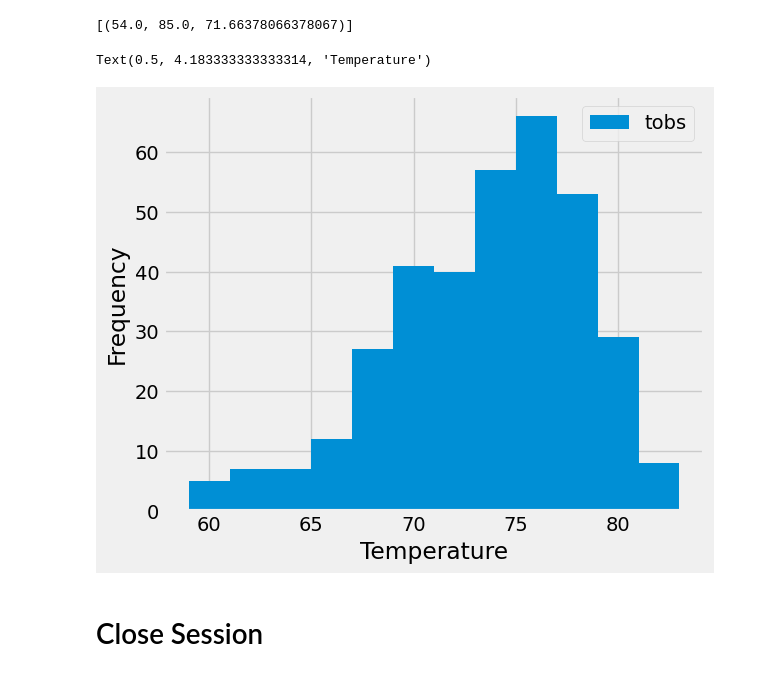
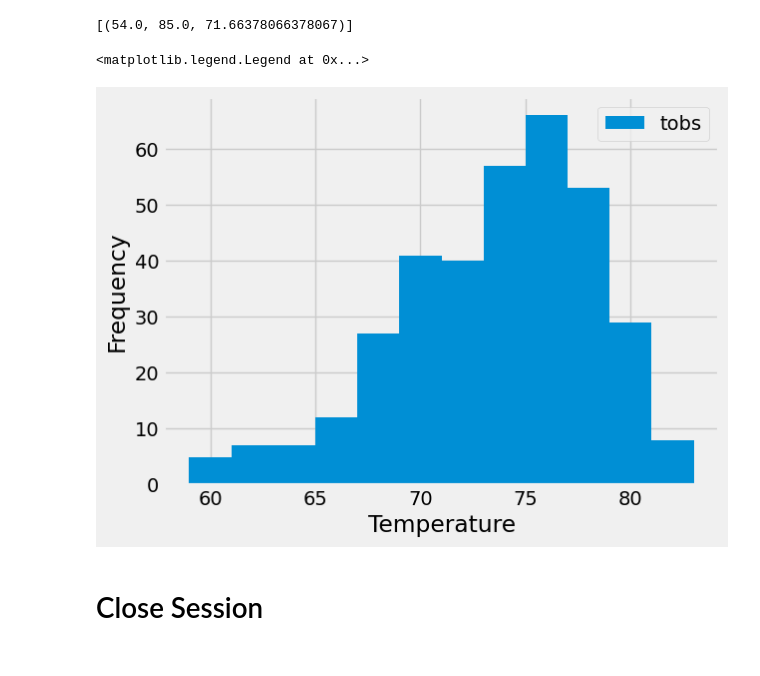
Before and after one commit to melissaa06/sqlalchemy-challenge, a Jupyter notebook: climate_starter.ipynb, the cells around one changed output. Saved outputs shown, nothing was run; the diff lists cells and outputs as text; code cells hidden in the pictures.

```diff
--- a/climate_starter.ipynb
+++ b/climate_starter.ipynb
@@ -49,16 +49,27 @@ most_recent
 # Starting from the most recent data point in the database.
 
 # Calculate the date one year from the last date in data set.
+one_year = dt.date(2017, 8, 23) - pd.DateOffset(years=1)
+one_year_date = dt.date(one_year.year, one_year.month, one_year.day)
+
+# Calculate the date one year prior to the most recent date
 
 
 # Perform a query to retrieve the data and precipitation scores
+precipitation = session.query(Measurement.date, Measurement.prcp).filter(Measurement.date >= one_year_date).all()
 
+# Save the query results as a Pandas DataFrame. Explicitly set the column names
+precipitation_df = pd.DataFrame(precipitation, columns=['date', 'precipitation'])
+precipitation_df['date']= pd.to_datetime(precipitation_df['date'])
 
 # Save the query results as a Pandas DataFrame. Explicitly set the column names
 
-
 # Sort the dataframe by date
-
+precipitation_df = precipitation_df.sort_values(by ='date')
 
 # Use Pandas Plotting with Matplotlib to plot the data
+precipitation_df.plot('date', 'precipitation', rot=90)
+plt.xlabel('Date')
+plt.ylabel('Inches')
+plt.legend(["precipitation"],loc='upper right')
 # %% [output]
@@ -101,9 +122,17 @@ TypeError: function missing required argument 'month' (pos 2)
 # %%
 # Using the most active station id
 # Query the last 12 months of temperature observation data for this station and plot the results as a histogram
+temperature = session.query(Measurement.tobs).filter(Measurement.station=='USC00519281')\
+    .filter(Measurement.date>=one_year_date).all()
+
+active_station_df = pd.DataFrame(temperature,columns=['tobs'])
+active_station_df.plot.hist(bins=12)
+plt.xlabel('Temperature')
+plt.ylabel('Frequency')
+plt.legend(["tobs"],loc='upper right')
 # %% [output]
-Text(0.5, 4.183333333333314, 'Temperature')
+<matplotlib.legend.Legend at 0x...>
-[figure, old version]
+[figure, new version]
 # %% [markdown]
 # Close Session
 # %%
```
Also changed, not shown: parts of 6 cells of this notebook, 1 other file.
